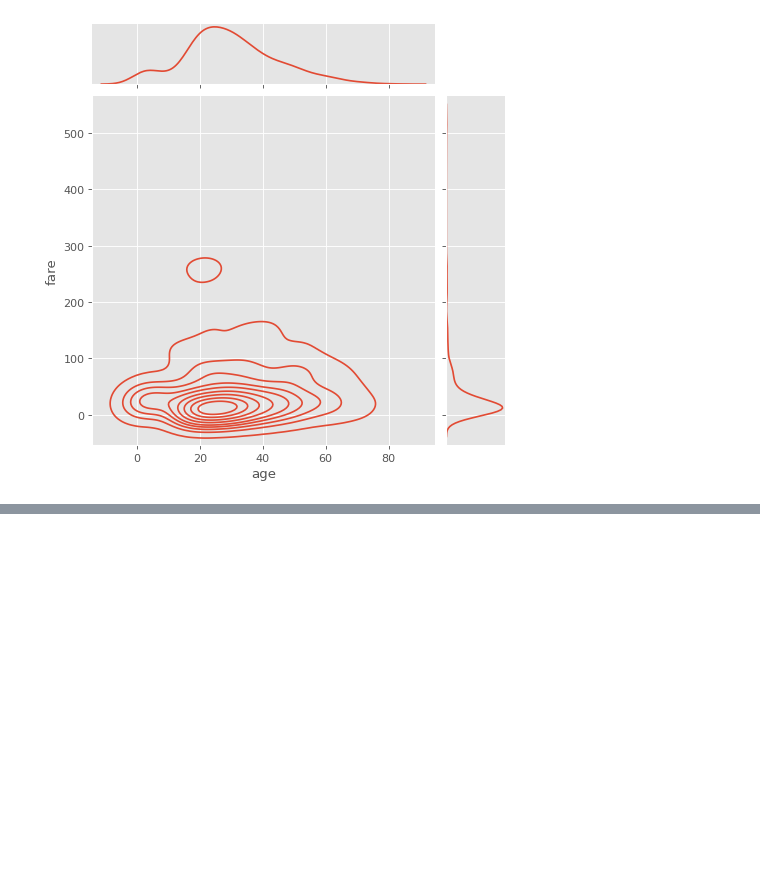
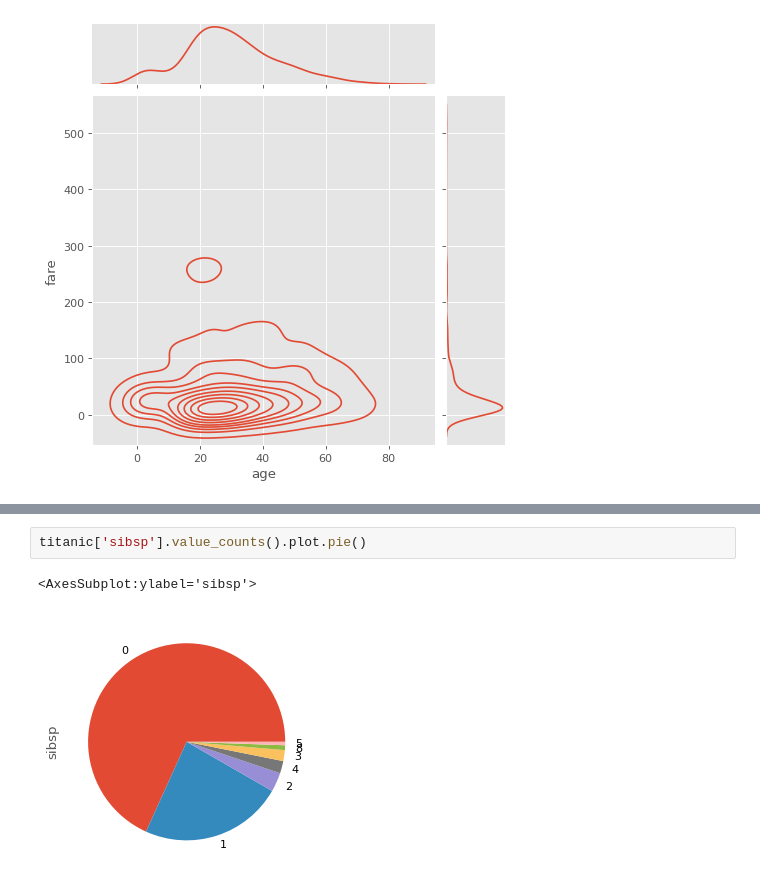
Before and after one commit to mainaliashish/data-science, a Jupyter notebook: EDA/titanic-dataset/eda-titanic.ipynb, the cells around one changed output, grey strips where cells are left out. Saved outputs shown, nothing was run; the diff lists cells and outputs as text; blank space fills up the shorter version.

```diff
--- a/EDA/titanic-dataset/eda-titanic.ipynb
+++ b/EDA/titanic-dataset/eda-titanic.ipynb
@@ -543,0 +562,5 @@ sns.relplot(x='age', y='fare', data=titanic, hue='sex')
+# %%
+titanic['sibsp'].value_counts().plot.pie()
+# %% [output]
+<AxesSubplot:ylabel='sibsp'>
+[figure, added]
```
Also changed, not shown: parts of 17 cells of this notebook.
